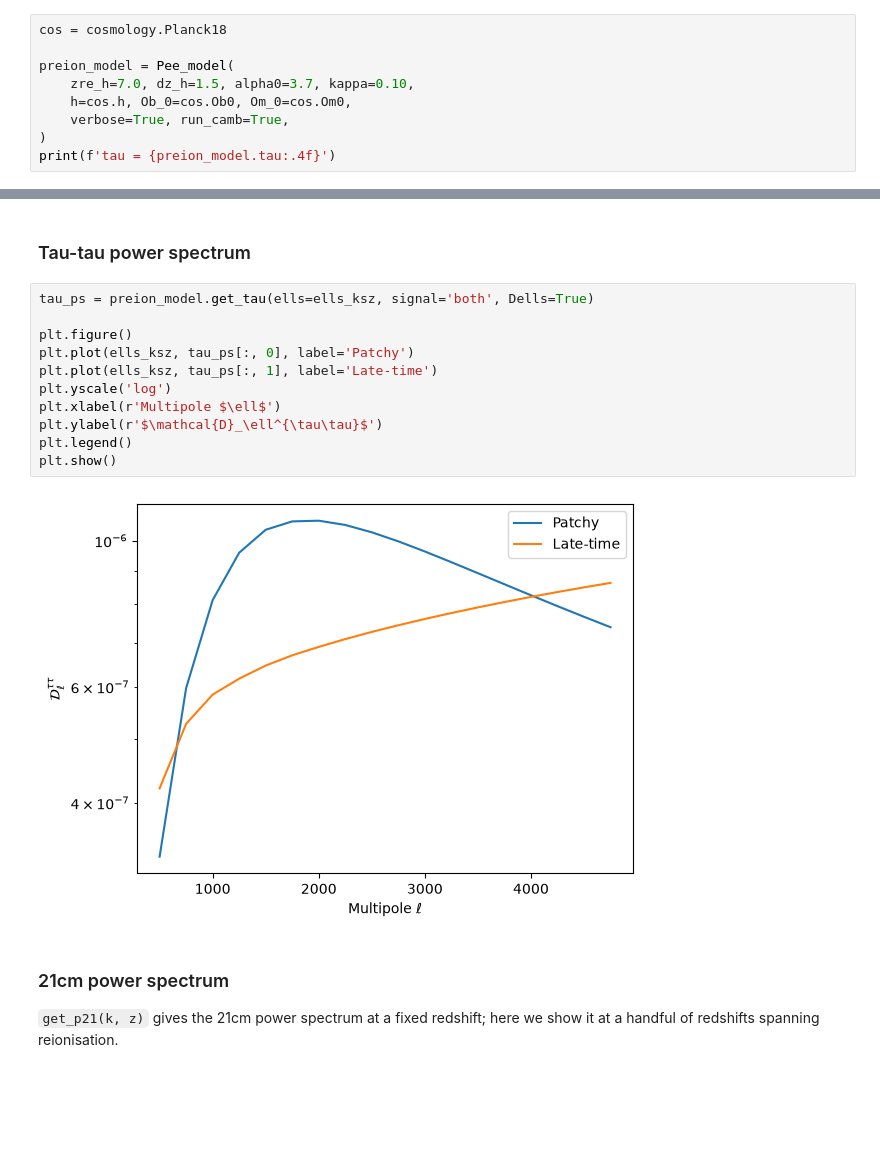
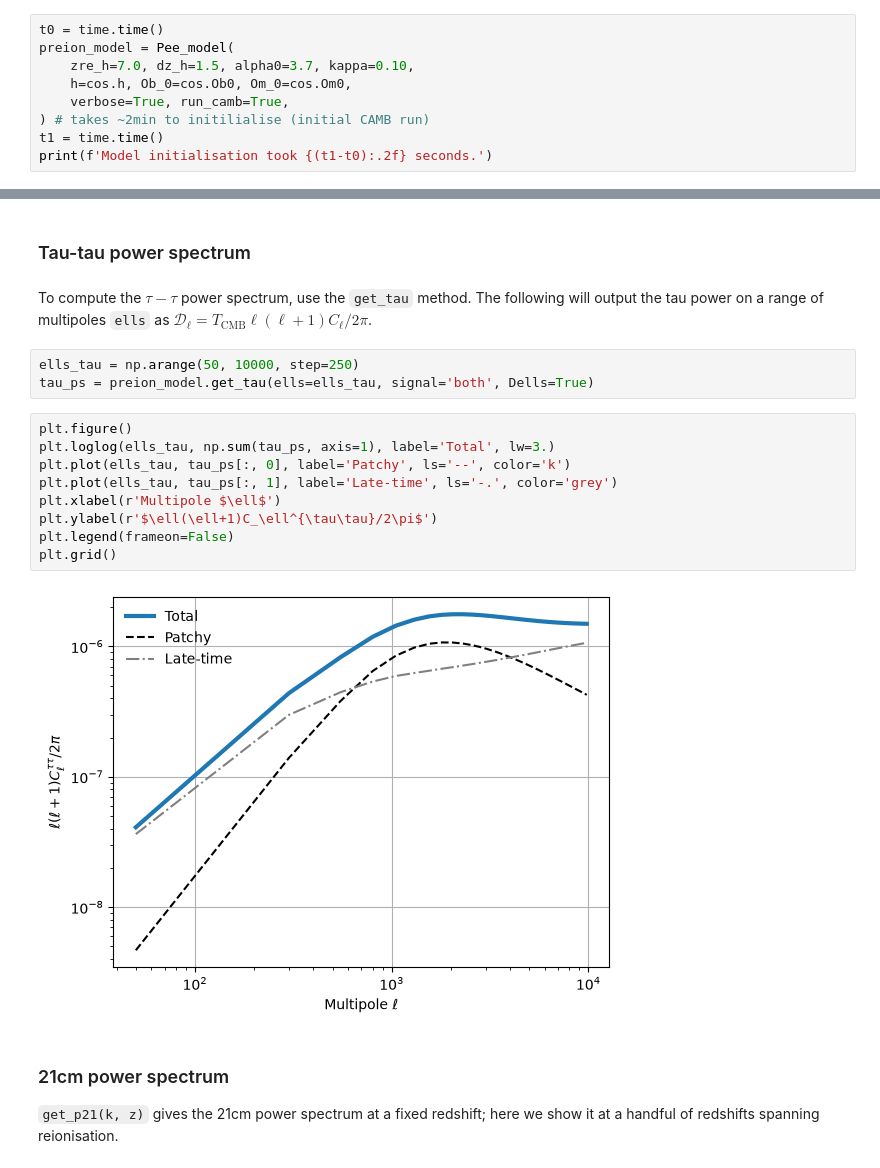
Before and after one commit to adeliegorce/preion, a Jupyter notebook: preion/notebooks/theory_tutorial.ipynb, the cells around one changed output, grey strips where cells are left out. Drawn from its saved outputs; the diff is of its cells as text; blank space fills up the shorter version.

```diff
--- a/preion/notebooks/theory_tutorial.ipynb
+++ b/preion/notebooks/theory_tutorial.ipynb
@@ -29,12 +33,12 @@ power spectrum.
 # %%
-cos = cosmology.Planck18
-
+t0 = time.time()
 preion_model = Pee_model(
     zre_h=7.0, dz_h=1.5, alpha0=3.7, kappa=0.10,
     h=cos.h, Ob_0=cos.Ob0, Om_0=cos.Om0,
     verbose=True, run_camb=True,
-)
-print(f'tau = {preion_model.tau:.4f}')
+) # takes ~2min to initilialise (initial CAMB run)
+t1 = time.time()
+print(f'Model initialisation took {(t1-t0):.2f} seconds.')
 # %% [output]
 zre_h = 7.0, zend = 5.5
 Late-time ionisation fraction: 1.16
@@ -92,18 +132,22 @@ plt.show()
 # %% [markdown]
 ### Tau-tau power spectrum
+# %% [markdown]
+To compute the $\tau-\tau$ power spectrum, use the `get_tau` method.
+The following will output the tau power on a range of multipoles `ells` as $\mathcal{D}_\ell = T_\mathrm{CMB} \ell (\ell + 1) C_\ell / 2 \pi$.
+# %%
+ells_tau = np.arange(50, 10000, step=250)
+tau_ps = preion_model.get_tau(ells=ells_tau, signal='both', Dells=True)
 # %%
-tau_ps = preion_model.get_tau(ells=ells_ksz, signal='both', Dells=True)
-
 plt.figure()
-plt.plot(ells_ksz, tau_ps[:, 0], label='Patchy')
-plt.plot(ells_ksz, tau_ps[:, 1], label='Late-time')
-plt.yscale('log')
+plt.loglog(ells_tau, np.sum(tau_ps, axis=1), label='Total', lw=3.)
+plt.plot(ells_tau, tau_ps[:, 0], label='Patchy', ls='--', color='k')
+plt.plot(ells_tau, tau_ps[:, 1], label='Late-time', ls='-.', color='grey')
 plt.xlabel(r'Multipole $\ell$')
-plt.ylabel(r'$\mathcal{D}_\ell^{\tau\tau}$')
-plt.legend()
-plt.show()
+plt.ylabel(r'$\ell(\ell+1)C_\ell^{\tau\tau}/2\pi$')
+plt.legend(frameon=False)
+plt.grid()
 # %% [output]
-[figure, old version]
+[figure, new version]
 # %% [markdown]
 ### 21cm power spectrum
 
```
Also changed, not shown: parts of 23 cells of this notebook, 1 other file.
